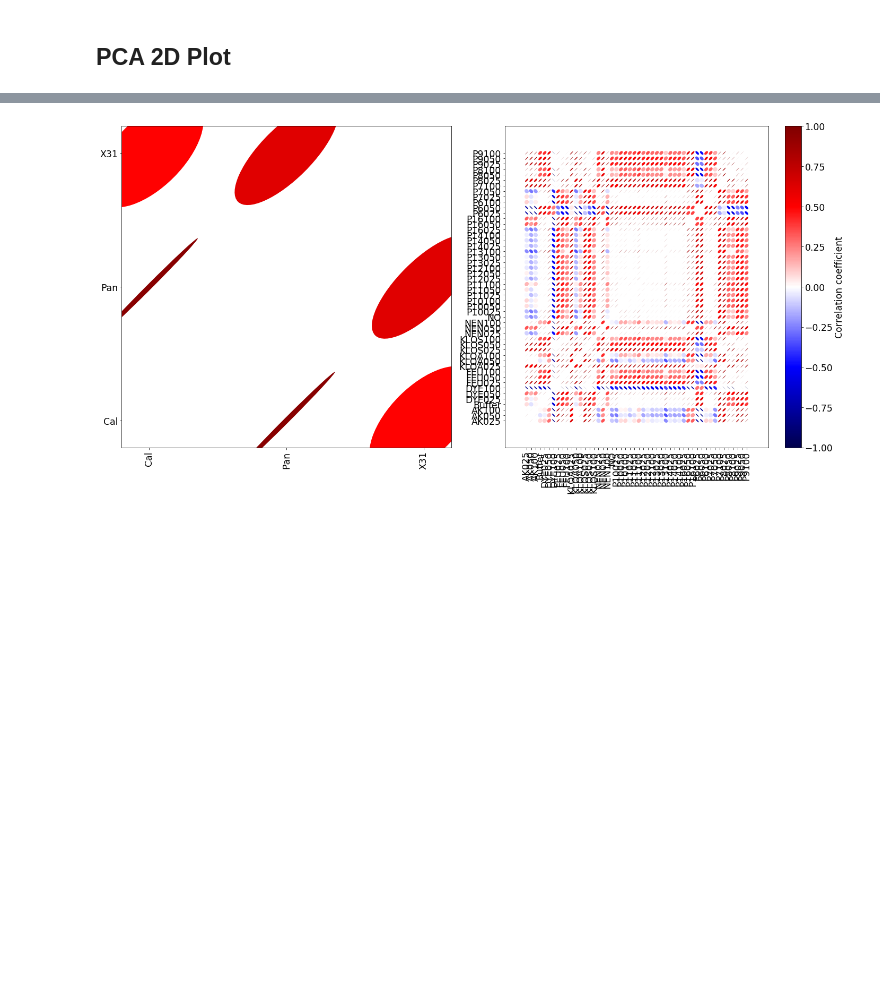
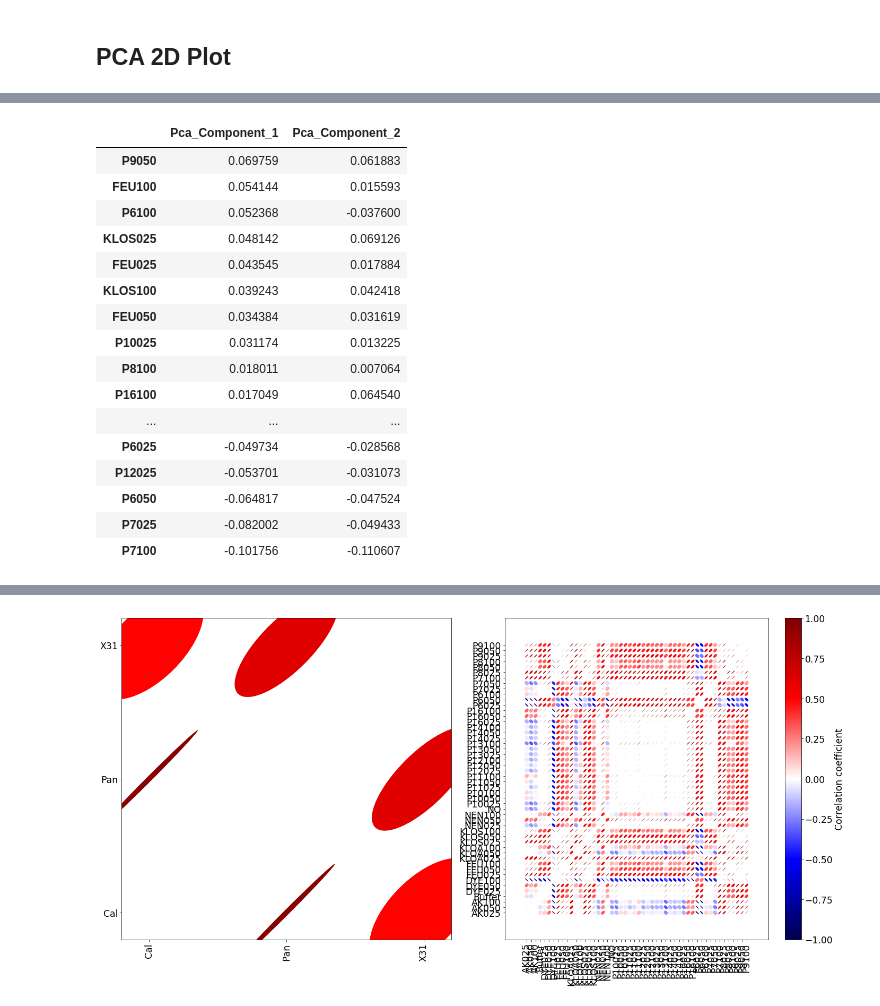
Before and after one commit to matthiaskoenig/flutype_analysis, a Jupyter notebook: notebooks/analysis.ipynb, the cells around one changed output, grey strips where cells are left out. Drawn from its saved outputs; the diff is of its cells as text; code cells hidden in the pictures; blank space fills up the shorter version.

```diff
--- a/notebooks/analysis.ipynb
+++ b/notebooks/analysis.ipynb
@@ -156,0 +180,20 @@ plt.show()
+# %%
+data_pca[2]/abs(data_pca[2]).sum()
+# %% [output]
+|  | Pca_Component_1 | Pca_Component_2 |
+| P9050 | 0.069759 | 0.061883 |
+| FEU100 | 0.054144 | 0.015593 |
+| P6100 | 0.052368 | -0.037600 |
+| KLOS025 | 0.048142 | 0.069126 |
+| FEU025 | 0.043545 | 0.017884 |
+| KLOS100 | 0.039243 | 0.042418 |
+| FEU050 | 0.034384 | 0.031619 |
+| P10025 | 0.031174 | 0.013225 |
+| P8100 | 0.018011 | 0.007064 |
+| P16100 | 0.017049 | 0.064540 |
+| ... | ... | ... |
+| P6025 | -0.049734 | -0.028568 |
+| P12025 | -0.053701 | -0.031073 |
+| P6050 | -0.064817 | -0.047524 |
+| P7025 | -0.082002 | -0.049433 |
+| P7100 | -0.101756 | -0.110607 |
```
Also changed, not shown: parts of 8 cells of this notebook, 11 other files.
